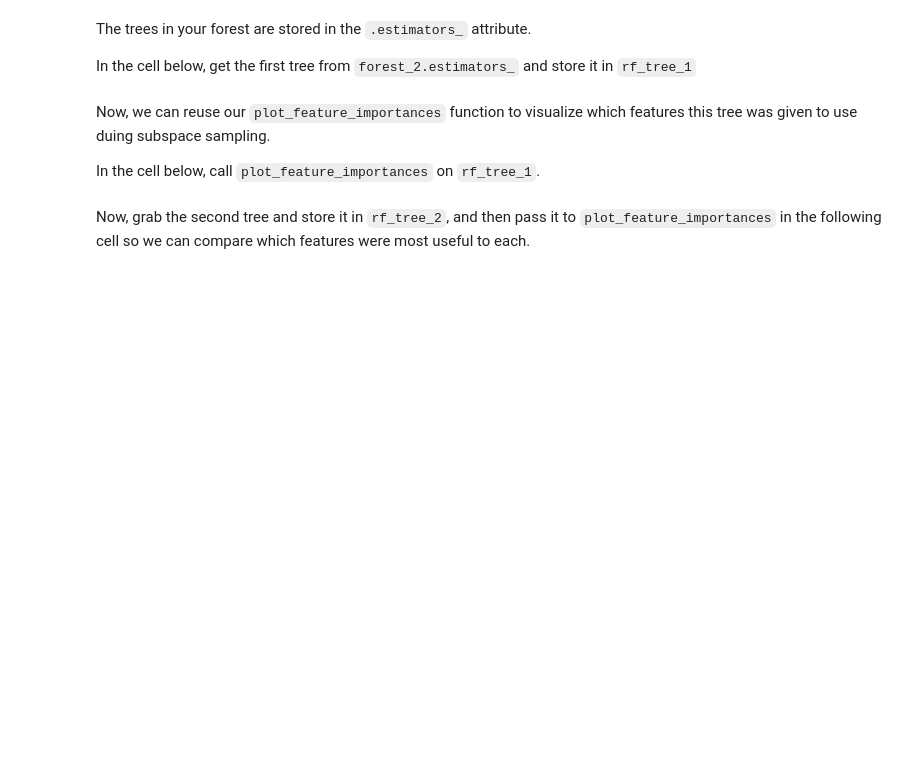
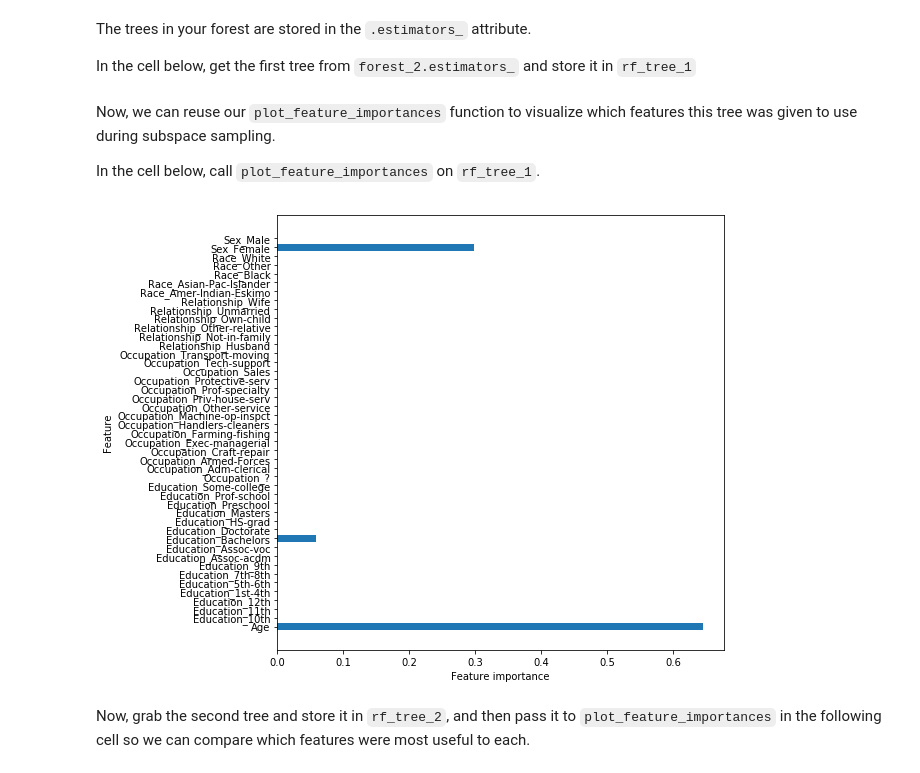
Before and after one commit to magnawhale/dsc-tree-ensembles-random-forests-lab-online-ds-ft-051319, a Jupyter notebook: index.ipynb, the cells around one changed output. Drawn from its saved outputs; the diff is of its cells as text; code cells hidden in the pictures; blank space fills up the shorter version.

```diff
--- a/index.ipynb
+++ b/index.ipynb
@@ -240,0 +268,3 @@ forest_2 = None
+# %%
+forest_2 = RandomForestClassifier(n_estimators=5, max_features=10, max_depth=2)
+forest_2.fit(data_train, target_train)
@@ -249,4 +285,6 @@ rf_tree_1 = None
+# %%
+rf_tree_1 = forest_2.estimators_[0]
 # %% [markdown]
-Now, we can reuse our `plot_feature_importances` function to visualize which features this tree was given to use duing subspace sampling.
+Now, we can reuse our `plot_feature_importances` function to visualize which features this tree was given to use during subspace sampling.
 
 In the cell below, call `plot_feature_importances` on `rf_tree_1`.
@@ -255,2 +291,6 @@ In the cell below, call `plot_feature_importances` on `rf_tree_1`.
+# %%
+plot_feature_importances(data_train, rf_tree_1)
+# %% [output]
+[figure, added]
 # %% [markdown]
 Now, grab the second tree and store it in `rf_tree_2`, and then pass it to `plot_feature_importances` in the following cell so we can compare which features were most useful to each.
```
Also changed, not shown: parts of 20 cells of this notebook.
